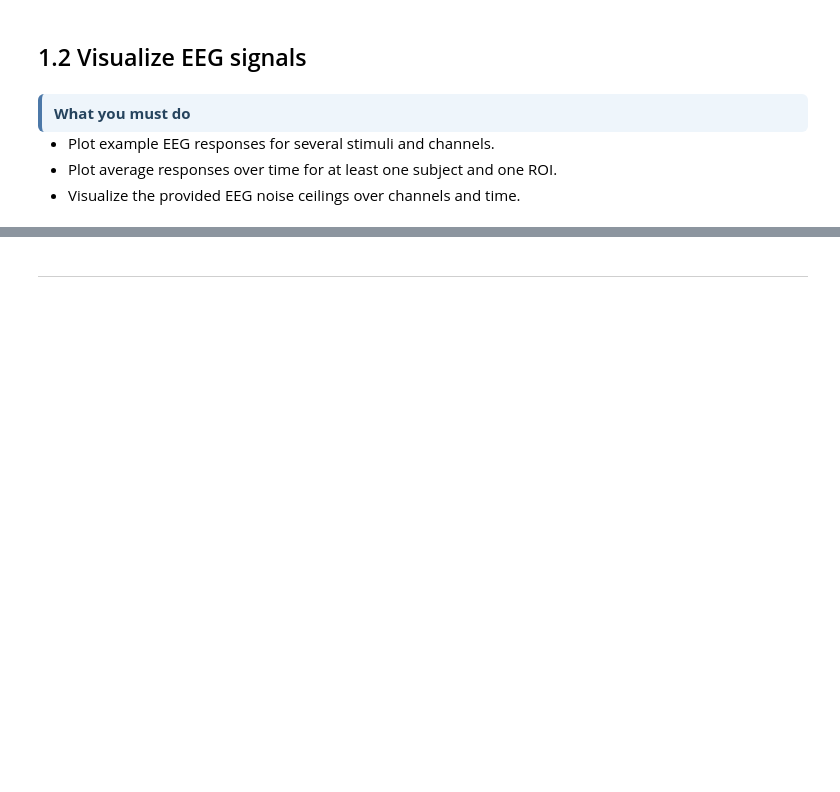
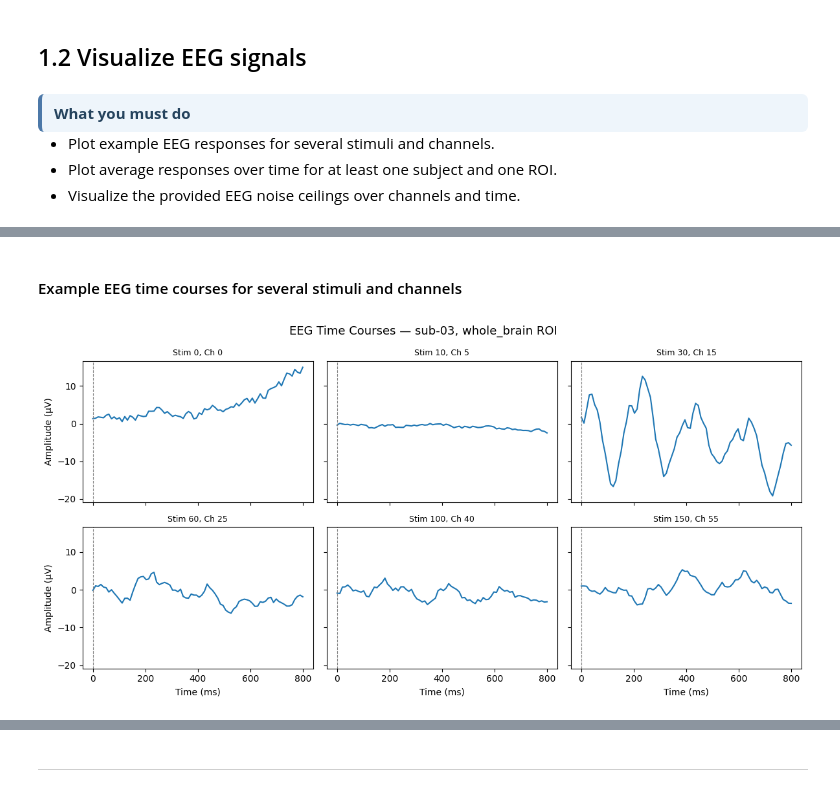
Before and after one commit to LyaoDzin/NX-414-brain-like-project, a Jupyter notebook: project/nx414_project_2026.ipynb, the cells around one changed output, grey strips where cells are left out. Cells and saved outputs as stored; diff of their text form; code cells hidden in the pictures; blank space fills up the shorter version.

```diff
--- a/project/nx414_project_2026.ipynb
+++ b/project/nx414_project_2026.ipynb
@@ -690,0 +761,19 @@ float64
+# %%
+with h5py.File(DATA_DIR + NSD, 'r') as f:
+    # Check noise ceiling values for one subject/ROI
+    nc = f['noise_ceilings/subj01/V1v']
+    print(f"noise_ceilings/subj01/V1v")
+    print(f"Shape: {nc.shape}")
+    print(f"Dtype: {nc.dtype}")
+    print(f"First 10 values: {nc[:10]}")
+    print(f"Min: {nc[:].min():.3f}, Max: {nc[:].max():.3f}")
+
+    # Check roi_labels_nc values for one subject/ROI
+    print()
+    rl = f['roi_labels_nc/subj01/V1v']
+    print(f"roi_labels_nc/subj01/V1v")
+    print(f"Shape: {rl.shape}")
+    print(f"Dtype: {rl.dtype}")
+    print(f"Unique values: {np.unique(rl[::])}")
+    print(f"Number of True voxels: {rl[::].sum()}")
+    print(f"Expected (from noise_ceilings shape): {nc.shape[0]}")
@@ -718,3 +897,32 @@ You must include all of the following:
 # TODO: plot example traces
 # TODO: plot channel x time heatmap
 # TODO: visualize provided EEG noise ceilings
+# %% [markdown]
+#### Example EEG time courses for several stimuli and channels
+# %%
+# 1. Example of EEG time courses for several stimuli and channels
+time_ms = np.linspace(0, 800, 80)
+sub = 'sub-03'
+roi = 'whole_brain'
+
+with h5py.File('/shared/NX-414/data/things_eeg2.h5', 'r') as f:
+    eeg_test = f['test']['neural_data'][sub][roi][:]  # (200, 63, 80)
+
+stim_ids = [0, 10, 30, 60, 100, 150]
+ch_ids   = [0,  5, 15, 25,  40,  55]
+
+fig, axes = plt.subplots(2, 3, figsize=(12, 6), sharex=True, sharey=True)
+for i, ax in enumerate(axes.flat):
+    s, ch = stim_ids[i], ch_ids[i]
+    ax.plot(time_ms, eeg_test[s, ch, :], linewidth=1.5)
+    ax.axvline(0, color='gray', linestyle='--', linewidth=0.8)
+    ax.set_title(f"Stim {s}, Ch {ch}", fontsize=9)
+    if i >= 3: ax.set_xlabel("Time (ms)")
+    if i % 3 == 0: ax.set_ylabel("Amplitude (µV)")
+
+fig.suptitle(f"EEG Time Courses — {sub}, ROI: {roi}", fontsize=13)
+plt.tight_layout()
+plt.savefig("eeg_timecourses.png", dpi=150)
+plt.show()
+# %% [output]
+[figure, added]
```
Also changed, not shown: parts of 38 cells of this notebook.
